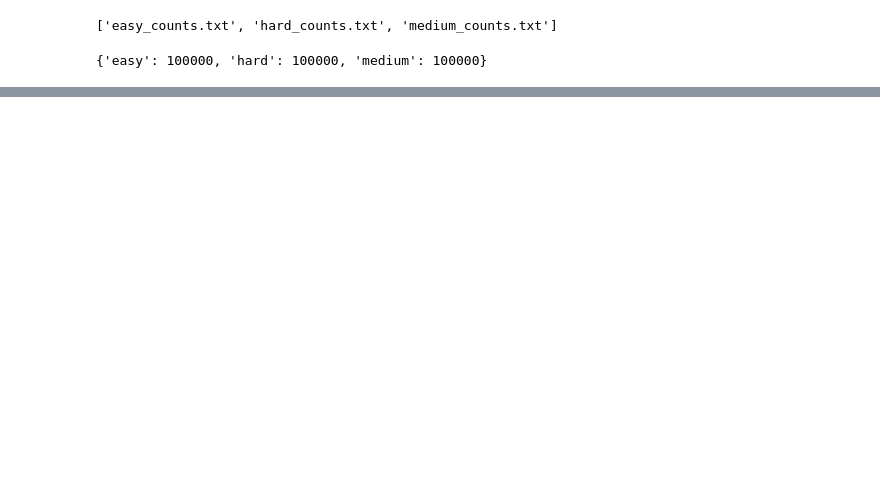
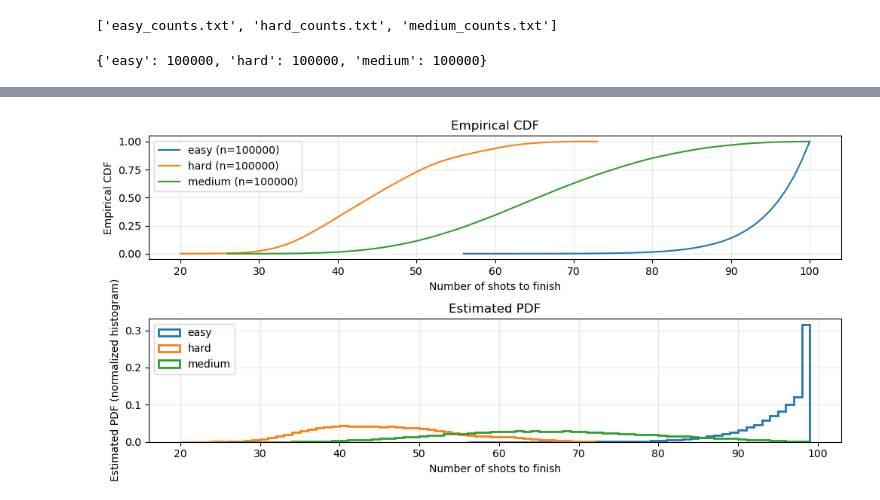
Before and after one commit to AndyOzer/Ocaml-BattleShip, a Jupyter notebook: results/ai_analysis.ipynb, the cells around one changed output, grey strips where cells are left out. Cells and saved outputs as stored; diff of their text form; code cells hidden in the pictures; blank space fills up the shorter version.

```diff
--- a/results/ai_analysis.ipynb
+++ b/results/ai_analysis.ipynb
@@ -88,0 +90,32 @@ plt.show()
+# %%
+# plot cdf and pdf together
+plt.figure(figsize=(10, 5))
+plt.subplot(2, 1, 1)
+for name, arr in data.items():
+    if arr.size == 0:
+        continue
+    sorted_arr = np.sort(arr)
+    xs = np.unique(sorted_arr)
+    ys = np.searchsorted(sorted_arr, xs, side='right') / float(sorted_arr.size)
+    plt.plot(xs, ys, label=f'{name} (n={sorted_arr.size})')
+plt.xlabel('Number of shots to finish')
+plt.ylabel('Empirical CDF')
+plt.title('Empirical CDF')
+plt.grid(alpha=0.3)
+plt.legend()
+plt.subplot(2, 1, 2)
+for name, arr in data.items():
+    if arr.size == 0:
+        continue
+    # choose bins covering the observed integer range
+    mn, mx = int(arr.min()), int(arr.max())
+    bins = range(mn, mx)  # +2 so last integer has its own bin
+    plt.hist(arr, bins=bins, density=True, histtype='step', linewidth=2, label=name)
+plt.xlabel('Number of shots to finish')
+plt.ylabel('Estimated PDF (normalized histogram)')
+plt.title('Estimated PDF')
+plt.grid(alpha=0.3)
+plt.legend()
+plt.tight_layout()
+# %% [output]
+[figure, added]
```
Also changed, not shown: parts of 3 cells of this notebook, 8 other files.
